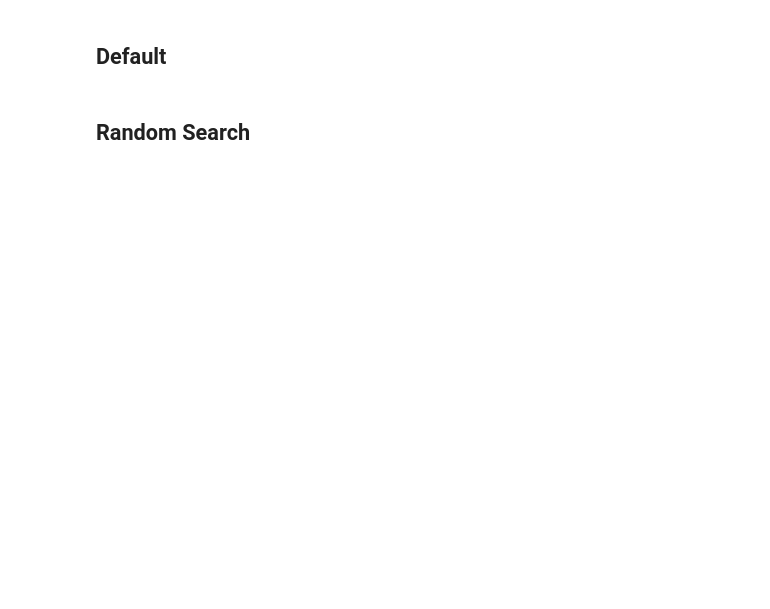
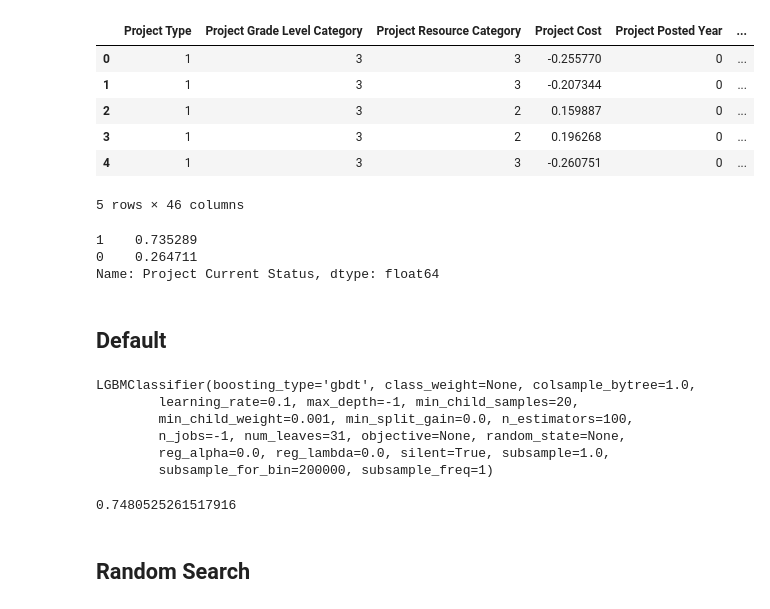
Before and after one commit to Mikhail-Naumov/Donors_Choose, a Jupyter notebook: Post_Donors_Trees.ipynb, the cells around one changed output. Saved outputs shown, nothing was run; the diff lists cells and outputs as text; code cells hidden in the pictures; blank space fills up the shorter version.

```diff
--- a/Post_Donors_Trees.ipynb
+++ b/Post_Donors_Trees.ipynb
@@ -8,8 +8,8 @@ import numpy as np
 import lightgbm as lgbm
 from sklearn.metrics import roc_auc_score
 # %%
-X, y, df_cols = Post_Donors_PreProcess.Post_Donor_PrePro(
-                            Tf_Features=1000,
-                            Sample=.2,
-                            One_Hot=True,
+X, y, df_cols, le_dict = Post_Donors_PreProcess.Post_Donor_PrePro(
+                            Tf_Features=10,
+                            Sample=.1,
+                            One_Hot=False,
                             Standard_Scale=True)
@@ -21,5 +37,19 @@ X.shape[0]
+# %%
+X.head()
+# %% [output]
+|  | Project Type | Project Grade Level Category | Project Resource Category | Project Cost | Project Posted Year | ... |
+| 0 | 1 | 3 | 3 | -0.255770 | 0 | ... |
+| 1 | 1 | 3 | 3 | -0.207344 | 0 | ... |
+| 2 | 1 | 3 | 2 | 0.159887 | 0 | ... |
+| 3 | 1 | 3 | 2 | 0.196268 | 0 | ... |
+| 4 | 1 | 3 | 3 | -0.260751 | 0 | ... |
+5 rows × 46 columns
 # %%
 y.value_counts(normalize=True)
+# %% [output]
+1    0.735289
+0    0.264711
+Name: Project Current Status, dtype: float64
 # %% [markdown]
 ## Default
 # %%
@@ -28,8 +58,17 @@ X_train, X_test, y_train, y_test = train_test_split(X,y)
 # %%
 model = lgbm.LGBMClassifier()
 model.fit(X_train,y_train)
+# %% [output]
+LGBMClassifier(boosting_type='gbdt', class_weight=None, colsample_bytree=1.0,
+        learning_rate=0.1, max_depth=-1, min_child_samples=20,
+        min_child_weight=0.001, min_split_gain=0.0, n_estimators=100,
+        n_jobs=-1, num_leaves=31, objective=None, random_state=None,
+        reg_alpha=0.0, reg_lambda=0.0, silent=True, subsample=1.0,
+        subsample_for_bin=200000, subsample_freq=1)
 # %%
 model.score(X_test,y_test)
+# %% [output]
+0.7480525261517916
 # %% [markdown]
 ## Random Search
 # %%
```
Also changed, not shown: parts of 13 cells of this notebook.
